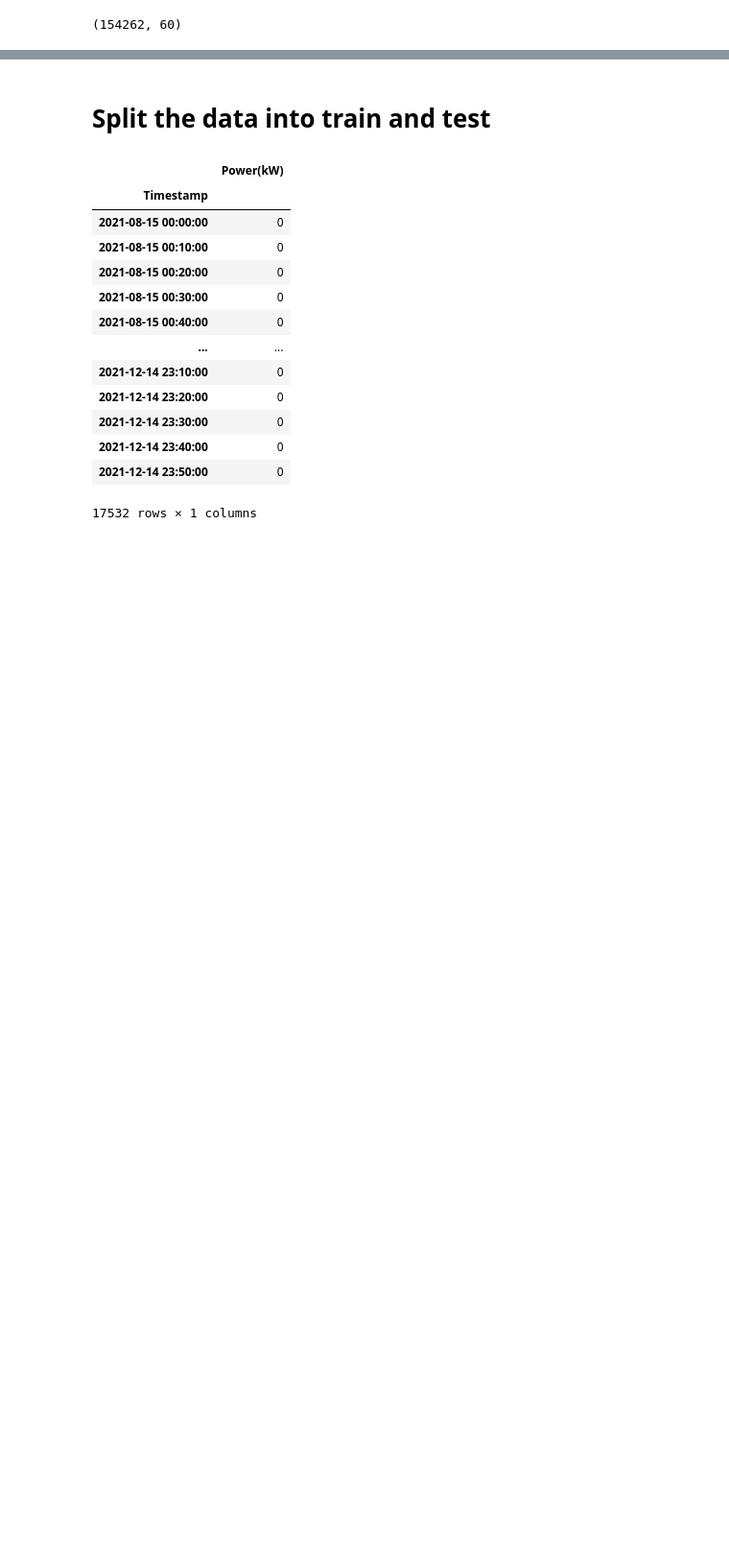
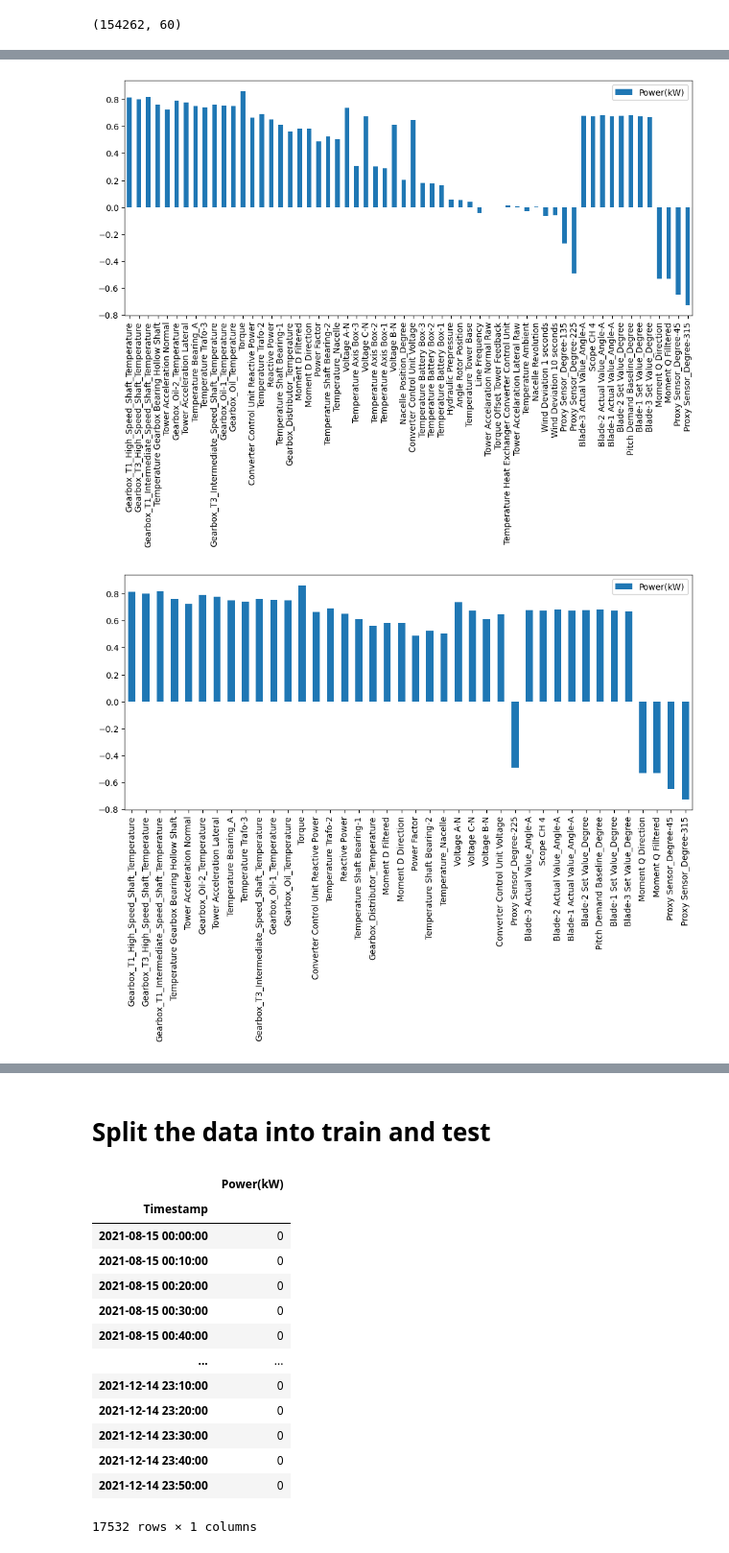
Before and after one commit to arunrajks/time_series_analysis, a Jupyter notebook: wind-turbine-power-forecast.ipynb, the cells around one changed output, grey strips where cells are left out. Shown at 96% size. Cells and saved outputs as stored; diff of their text form; code cells hidden in the pictures; blank space fills up the shorter version.

```diff
--- a/wind-turbine-power-forecast.ipynb
+++ b/wind-turbine-power-forecast.ipynb
@@ -219,0 +243,16 @@ fig_fun(df_feature_clean_,40,60,n_rows,n_cols)
+# %%
+
+# Extract correlation of features with the target variable
+correlation_with_target = featr_corelation_matr[['Power(kW)']][:-1]
+correlation_with_target.plot(kind='bar',figsize=(12,5));
+plt.xticks(rotation=90);
+
+
+# asbsoulte correlation greater than .45 is considered here
+
+features_selectd=(correlation_with_target[abs(correlation_with_target)>.45]).dropna()
+features_selectd.plot(kind='bar',figsize=(12,5));
+plt.xticks(rotation=90);
+# %% [output]
+[figure, added]
+[figure, added]
```
Also changed, not shown: parts of 9 cells of this notebook.
